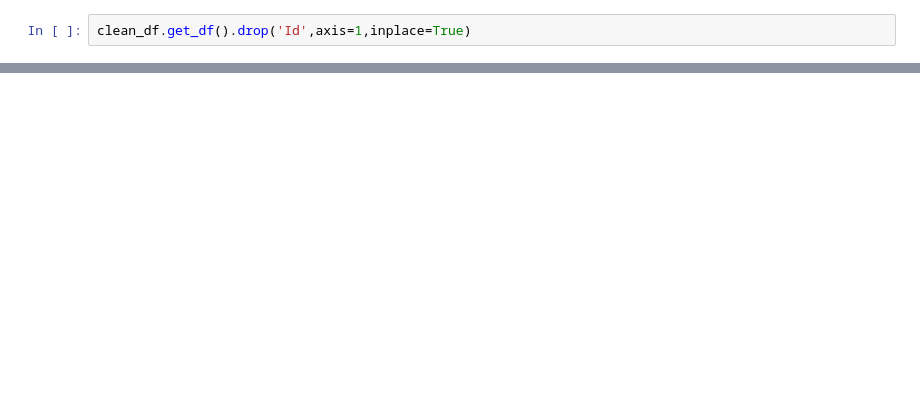
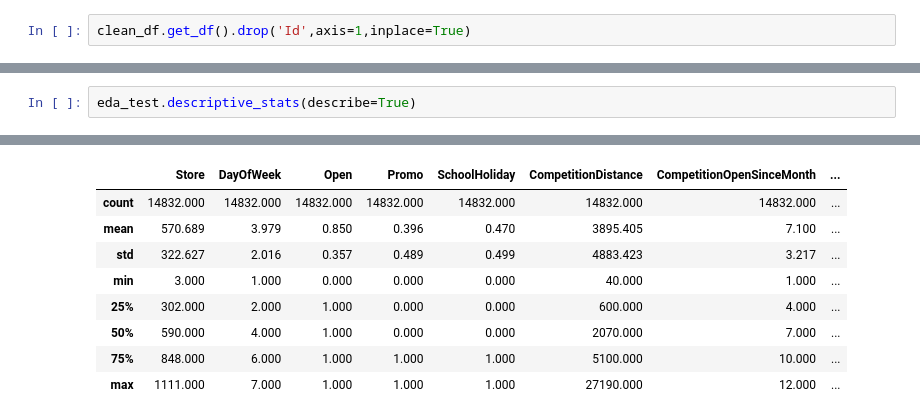
Before and after one commit to MegCheppy/Pharmaceutical-Sales-Prediction-, a Jupyter notebook: Notebooks/ExploratoryDataAnalysis.ipynb, the cells around one changed output, grey strips where cells are left out. Drawn from its saved outputs; the diff is of its cells as text; blank space fills up the shorter version.

```diff
--- a/Notebooks/ExploratoryDataAnalysis.ipynb
+++ b/Notebooks/ExploratoryDataAnalysis.ipynb
@@ -156,0 +223,3 @@ clean_df.save(name="cleantest.csv")
+# %%
+eda_test.descriptive_stats(describe=True)
+# %% [output]
@@ -156,0 +227,9 @@ clean_df.save(name="cleantest.csv")
+|  | Store | DayOfWeek | Open | Promo | SchoolHoliday | CompetitionDistance | CompetitionOpenSinceMonth | ... |
+| count | 14832.000 | 14832.000 | 14832.000 | 14832.000 | 14832.000 | 14832.000 | 14832.000 | ... |
+| mean | 570.689 | 3.979 | 0.850 | 0.396 | 0.470 | 3895.405 | 7.100 | ... |
+| std | 322.627 | 2.016 | 0.357 | 0.489 | 0.499 | 4883.423 | 3.217 | ... |
+| min | 3.000 | 1.000 | 0.000 | 0.000 | 0.000 | 40.000 | 1.000 | ... |
+| 25% | 302.000 | 2.000 | 1.000 | 0.000 | 0.000 | 600.000 | 4.000 | ... |
+| 50% | 590.000 | 4.000 | 1.000 | 0.000 | 0.000 | 2070.000 | 7.000 | ... |
+| 75% | 848.000 | 6.000 | 1.000 | 1.000 | 1.000 | 5100.000 | 10.000 | ... |
+| max | 1111.000 | 7.000 | 1.000 | 1.000 | 1.000 | 27190.000 | 12.000 | ... |
```
Also changed, not shown: parts of 26 cells of this notebook.
